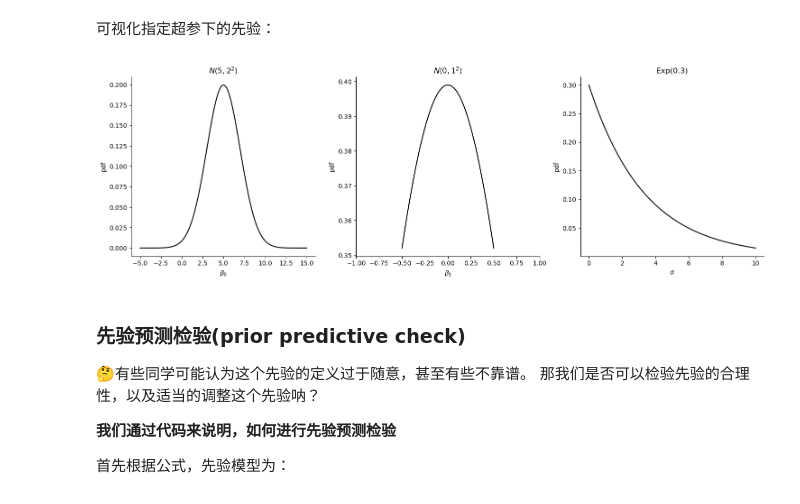
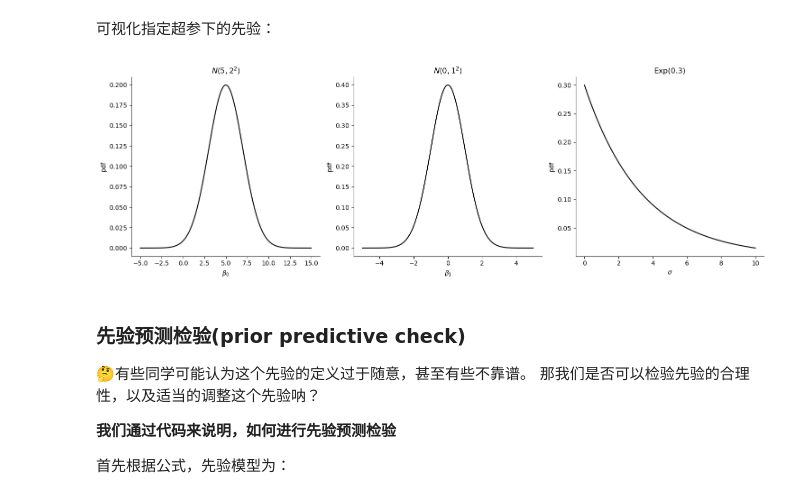
Before and after one commit to hcp4715/psybayesian, a Jupyter notebook: Lecture8.ipynb, the cells around one changed output. Saved outputs shown, nothing was run; the diff lists cells and outputs as text; code cells hidden in the pictures.

```diff
--- a/Lecture8.ipynb
+++ b/Lecture8.ipynb
@@ -282,41 +282,40 @@ x_beta0 = np.linspace(-5, 15, 1000)
 y_beta0 = stats.norm.pdf(x_beta0, mu_beta0, sigma_beta0)
 
 # 生成 beta_1 的先验分布值
-x_beta1 = np.linspace(-0.5, 0.5, 1000)
+x_beta1 = np.linspace(-5, 5, 1000)
 y_beta1 = stats.norm.pdf(x_beta1, mu_beta1, sigma_beta1)
 
 # 生成 sigma 的先验分布值
 x_sigma = np.linspace(0, 10, 1000)
 y_sigma = stats.expon.pdf(x_sigma, scale=1/lambda_sigma)
 
 # 绘制先验分布图
 fig, axes = plt.subplots(1, 3, figsize=(15, 5))
 
 # 绘制 beta_0 的先验分布
 axes[0].plot(x_beta0, y_beta0, 'k-')
 axes[0].set_title(r"$N(5, 2^2)$")
 axes[0].set_xlabel(r"$\beta_0$")
 axes[0].set_ylabel("pdf")
 
 # 绘制 beta_1 的先验分布
 axes[1].plot(x_beta1, y_beta1, 'k-')
 axes[1].set_title(r"$N(0, 1^2)$")
-axes[1].set_xlim(-1,1)
 axes[1].set_xlabel(r"$\beta_1$")
 axes[1].set_ylabel("pdf")
 
 # 绘制 sigma 的先验分布
 axes[2].plot(x_sigma, y_sigma, 'k-')
 axes[2].set_title(r"Exp(0.3)")
 axes[2].set_xlabel(r"$\sigma$")
 axes[2].set_ylabel("pdf")
 
 # 调整布局并显示图表
 sns.despine()
 plt.tight_layout()
 plt.show()
 # %% [output]
-[figure, old version]
+[figure, new version]
 # %% [markdown]
 ### 先验预测检验(prior predictive check)
 
```
